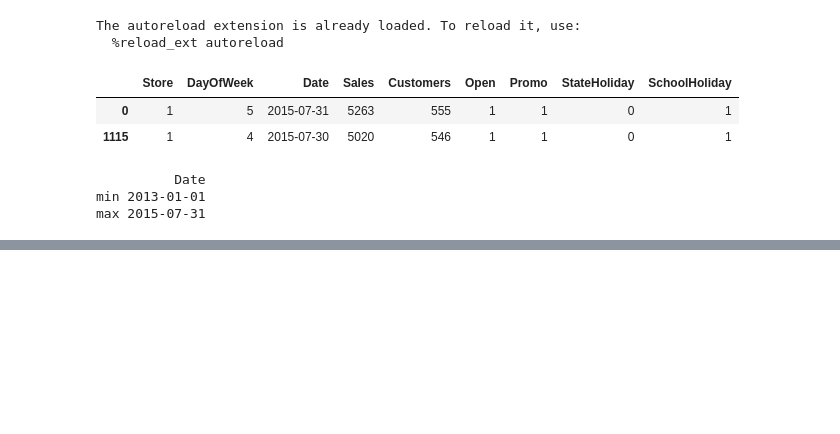
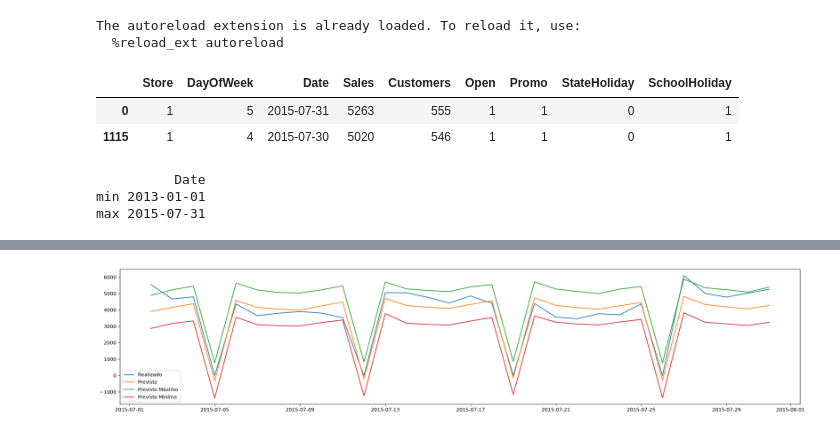
Before and after one commit to harthurhenrique/sales-forecast-with-prophet, a Jupyter notebook: src/model.ipynb, the cells around one changed output, grey strips where cells are left out. Cells and saved outputs as stored; diff of their text form; code cells hidden in the pictures; blank space fills up the shorter version.

```diff
--- a/src/model.ipynb
+++ b/src/model.ipynb
@@ -139,0 +79,8 @@ Seasonality has period of 365.25 days which is larger than initial window. Consi
+# %%
+parametros_campeao = {
+    'changepoint_prior_scale': 0.01,
+    'seasonality_prior_scale': 10.0,
+    'seasonality_mode': 'multiplicative'
+}
+
+df_campeao = promover_modelo_campeao(df_sample, parametros_campeao)
@@ -140,6 +99,10 @@ Seasonality has period of 365.25 days which is larger than initial window. Consi
 # %%
-# plt.figure(figsize=(25, 5))
-# plt.plot(df_final['ds'], df_final['y'], label='Realizado')
-# plt.plot(df_final['ds'], df_final['yhat'], label='Previsto')
-# plt.legend()
-# plt.show()
+plt.figure(figsize=(25, 5))
+plt.plot(df_campeao['ds'], df_campeao['y'], label='Realizado')
+plt.plot(df_campeao['ds'], df_campeao['yhat'], label='Previsto')
+plt.plot(df_campeao['ds'], df_campeao['yhat_upper'], label='Previsto Máximo')
+plt.plot(df_campeao['ds'], df_campeao['yhat_lower'], label='Previsto Minímo')
+plt.legend()
+plt.show()
+# %% [output]
+[figure, added]
```
Also changed, not shown: parts of 7 cells of this notebook, 3 other files.
